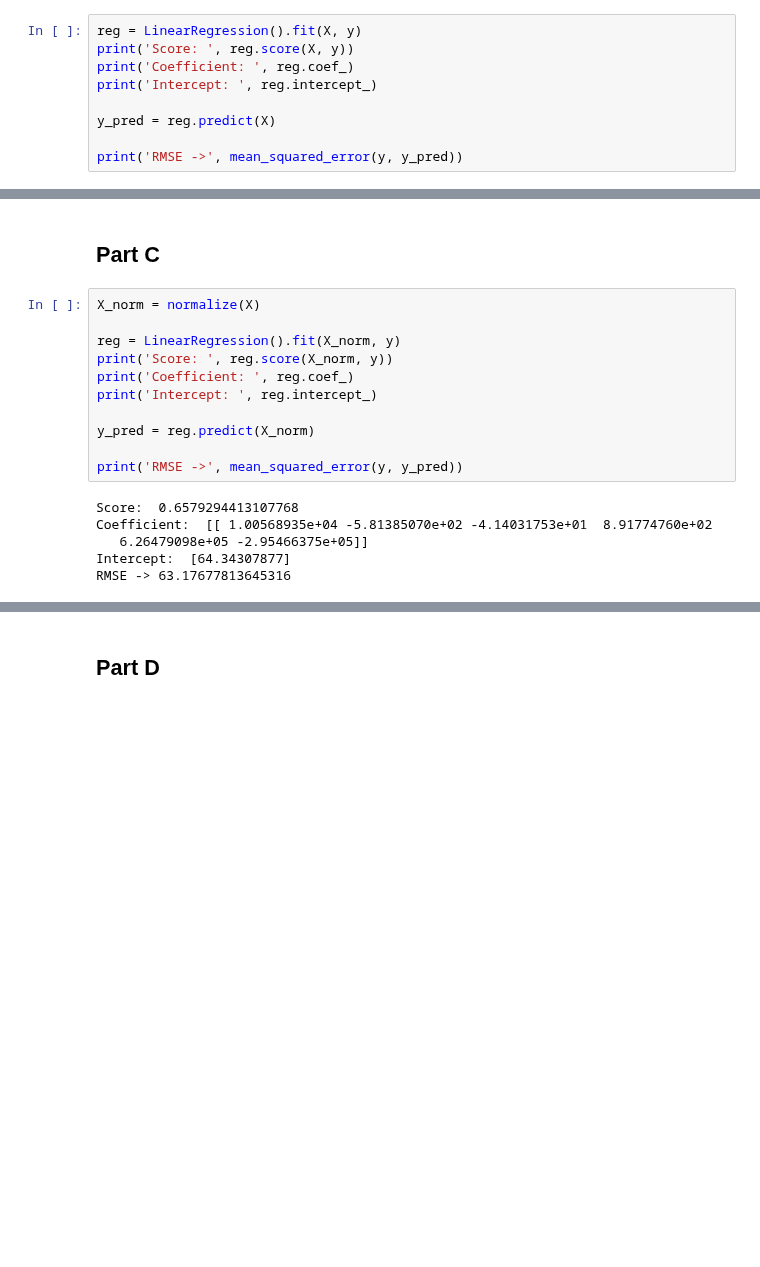
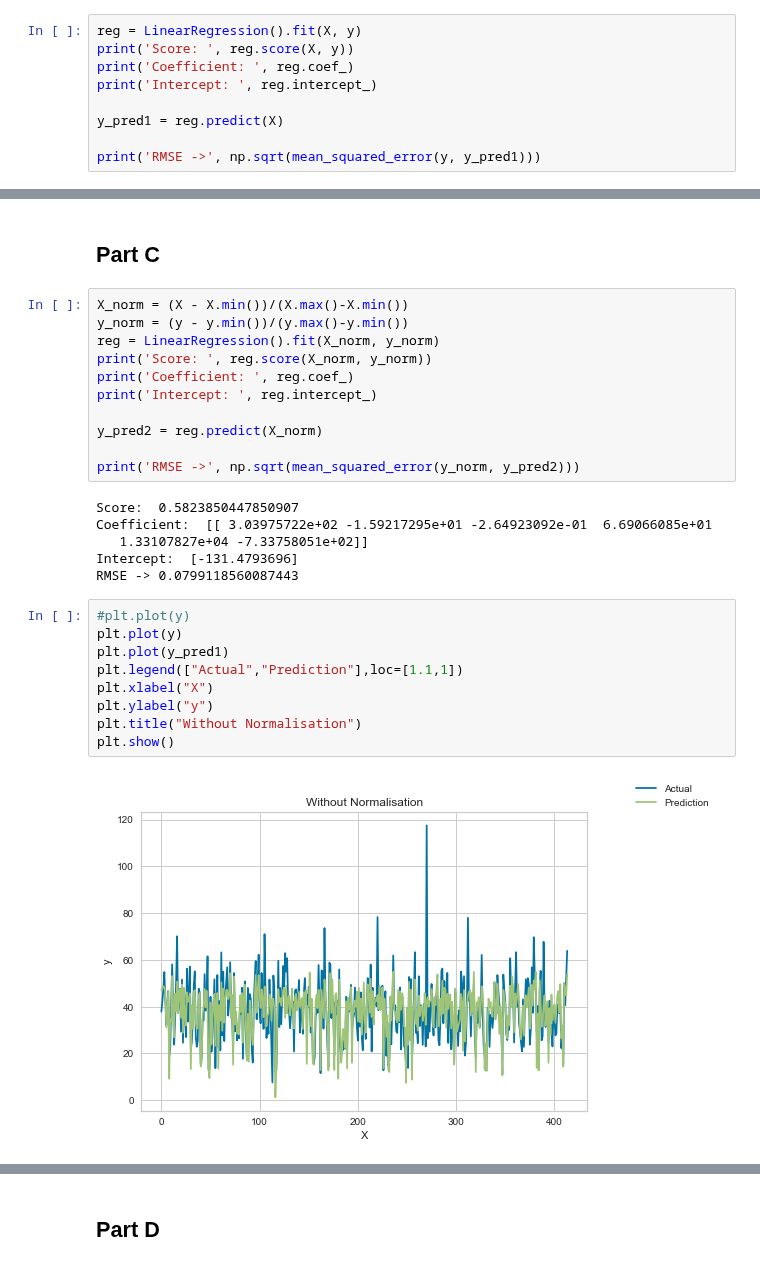
Before and after one commit to arkaprabha10/Machine-Learning, a Jupyter notebook: group28_lab1.ipynb, the cells around one changed output, grey strips where cells are left out. Drawn from its saved outputs; the diff is of its cells as text; blank space fills up the shorter version.

```diff
--- a/group28_lab1.ipynb
+++ b/group28_lab1.ipynb
@@ -282,7 +284,7 @@ print('Score: ', reg.score(X, y))
 print('Coefficient: ', reg.coef_)
 print('Intercept: ', reg.intercept_)
 
-y_pred = reg.predict(X)
+y_pred1 = reg.predict(X)
 
-print('RMSE ->', mean_squared_error(y, y_pred))
+print('RMSE ->', np.sqrt(mean_squared_error(y, y_pred1)))
 # %% [output]
@@ -300,19 +304,30 @@ The coefficient value signifies how much the mean of the dependent variable chan
 # %% [markdown]
 ## Part C
 # %%
-X_norm = normalize(X)
-
-reg = LinearRegression().fit(X_norm, y)
-print('Score: ', reg.score(X_norm, y))
+X_norm = (X - X.min())/(X.max()-X.min())
+y_norm = (y - y.min())/(y.max()-y.min())
+reg = LinearRegression().fit(X_norm, y_norm)
+print('Score: ', reg.score(X_norm, y_norm))
 print('Coefficient: ', reg.coef_)
 print('Intercept: ', reg.intercept_)
 
-y_pred = reg.predict(X_norm)
+y_pred2 = reg.predict(X_norm)
 
-print('RMSE ->', mean_squared_error(y, y_pred))
+print('RMSE ->', np.sqrt(mean_squared_error(y_norm, y_pred2)))
 # %% [output]
-Score:  0.6579294413107768
-Coefficient:  [[ 1.00568935e+04 -5.81385070e+02 -4.14031753e+01  8.91774760e+02
-   6.26479098e+05 -2.95466375e+05]]
-Intercept:  [64.34307877]
-RMSE -> 63.17677813645316
+Score:  0.5823850447850907
+Coefficient:  [[ 3.03975722e+02 -1.59217295e+01 -2.64923092e-01  6.69066085e+01
+   1.33107827e+04 -7.33758051e+02]]
+Intercept:  [-131.4793696]
+RMSE -> 0.0799118560087443
+# %%
+#plt.plot(y)
+plt.plot(y)
+plt.plot(y_pred1)
+plt.legend(["Actual","Prediction"],loc=[1.1,1])
+plt.xlabel("X")
+plt.ylabel("y")
+plt.title("Without Normalisation")
+plt.show()
+# %% [output]
+[figure, added]
```
Also changed, not shown: parts of 16 cells of this notebook, 1 other file.
